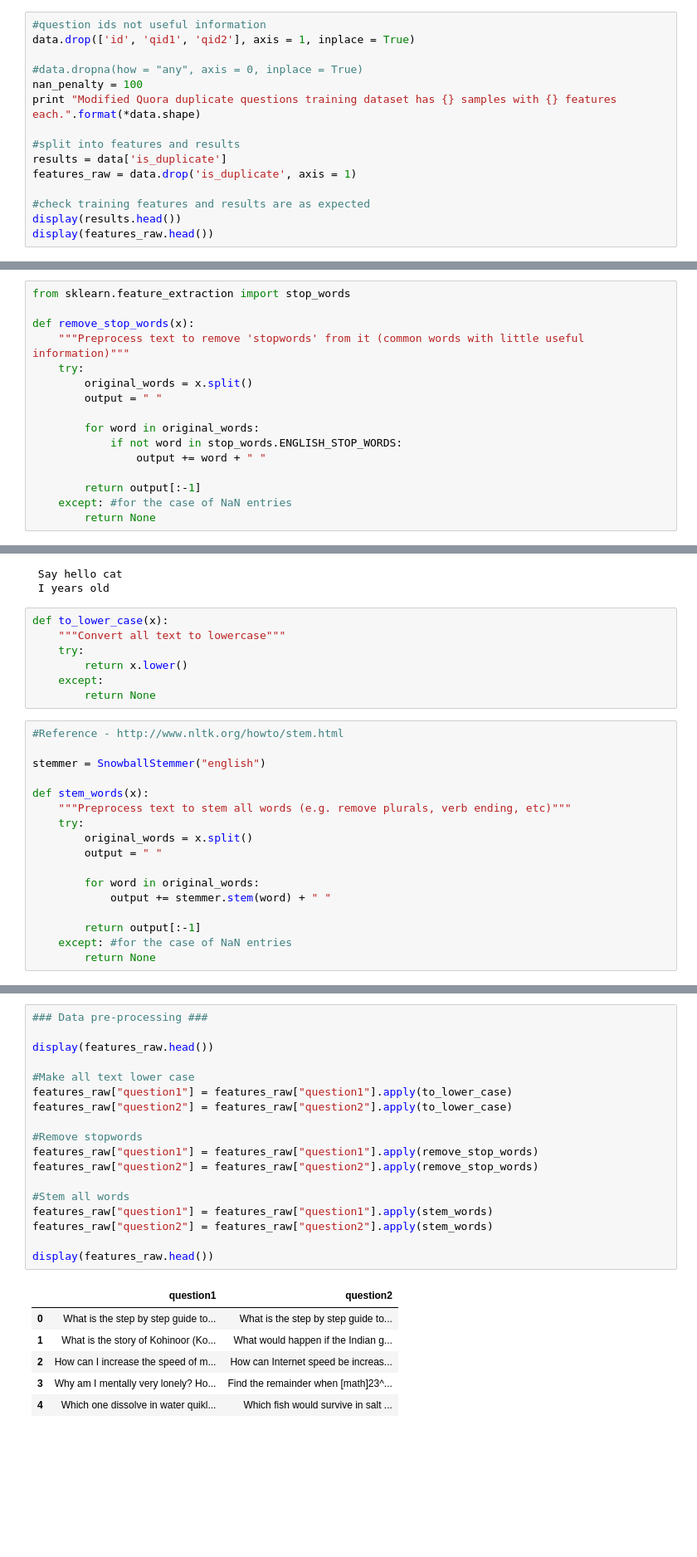
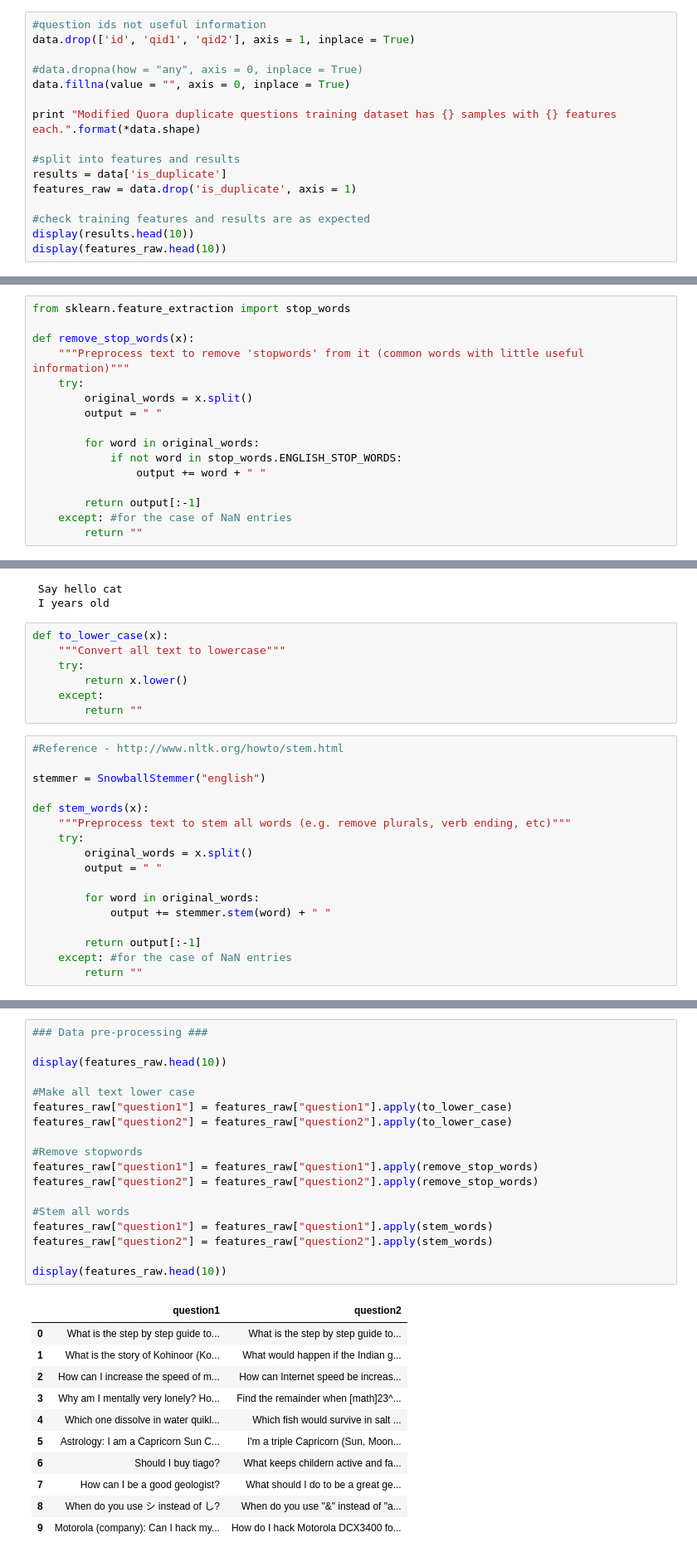
Before and after one commit to adammalpass/quora_duplicates, a Jupyter notebook: quora_duplicates.ipynb, the cells around one changed output, grey strips where cells are left out. Shown at 83% size. Cells and saved outputs as stored; diff of their text form; blank space fills up the shorter version.

```diff
--- a/quora_duplicates.ipynb
+++ b/quora_duplicates.ipynb
@@ -69,7 +69,8 @@ Display statistics about training data:
 data.drop(['id', 'qid1', 'qid2'], axis = 1, inplace = True)
 
 #data.dropna(how = "any", axis = 0, inplace = True)
-nan_penalty = 100
+data.fillna(value = "", axis = 0, inplace = True)
+
 print "Modified Quora duplicate questions training dataset has {} samples with {} features each.".format(*data.shape)
 
 #split into features and results
@@ -77,8 +78,8 @@ results = data['is_duplicate']
 features_raw = data.drop('is_duplicate', axis = 1)
 
 #check training features and results are as expected
-display(results.head())
-display(features_raw.head())
+display(results.head(10))
+display(features_raw.head(10))
 # %% [output]
 Modified Quora duplicate questions training dataset has 404290 samples with 3 features each.
 0    0
@@ -108,7 +119,7 @@ def remove_stop_words(x):
 
         return output[:-1]
     except: #for the case of NaN entries
-        return None
+        return ""
 # %%
 #Test that the remove_stop_words function works as expected
 print remove_stop_words("Say hello to the cat")
@@ -122,7 +133,7 @@ def to_lower_case(x):
     try:
         return x.lower()
     except:
-        return None
+        return ""
 # %%
 #Reference - http://www.nltk.org/howto/stem.html
 
@@ -139,7 +150,7 @@ def stem_words(x):
 
         return output[:-1]
     except: #for the case of NaN entries
-        return None
+        return ""
 # %%
 test_words = ["hello", "running", "forgotten", "turned", "turns", "turning"]
 
@@ -159,28 +170,33 @@ turn
 # %%
 ### Data pre-processing ###
 
-display(features_raw.head())
+display(features_raw.head(10))
 
 #Make all text lower case
 features_raw["question1"] = features_raw["question1"].apply(to_lower_case)
 features_raw["question2"] = features_raw["question2"].apply(to_lower_case)
 
 #Remove stopwords
 features_raw["question1"] = features_raw["question1"].apply(remove_stop_words)
 features_raw["question2"] = features_raw["question2"].apply(remove_stop_words)
 
 #Stem all words
 features_raw["question1"] = features_raw["question1"].apply(stem_words)
 features_raw["question2"] = features_raw["question2"].apply(stem_words)
 
-display(features_raw.head())
+display(features_raw.head(10))
 # %% [output]
 |  | question1 | question2 |
 | 0 | What is the step by step guide to... | What is the step by step guide to... |
 | 1 | What is the story of Kohinoor (Ko... | What would happen if the Indian g... |
 | 2 | How can I increase the speed of m... | How can Internet speed be increas... |
 | 3 | Why am I mentally very lonely? Ho... | Find the remainder when [math]23^... |
 | 4 | Which one dissolve in water quikl... | Which fish would survive in salt ... |
+| 5 | Astrology: I am a Capricorn Sun C... | I'm a triple Capricorn (Sun, Moon... |
+| 6 | Should I buy tiago? | What keeps childern active and fa... |
+| 7 | How can I be a good geologist? | What should I do to be a great ge... |
+| 8 | When do you use シ instead of し? | When do you use "&" instead of "a... |
+| 9 | Motorola (company): Can I hack my... | How do I hack Motorola DCX3400 fo... |
 |  | question1 | question2 |
 | 0 | step step guid invest share marke... | step step guid invest share market? |
 | 1 | stori kohinoor (koh-i-noor) diamond? | happen indian govern stole kohino... |
```
Also changed, not shown: parts of 15 cells of this notebook.
